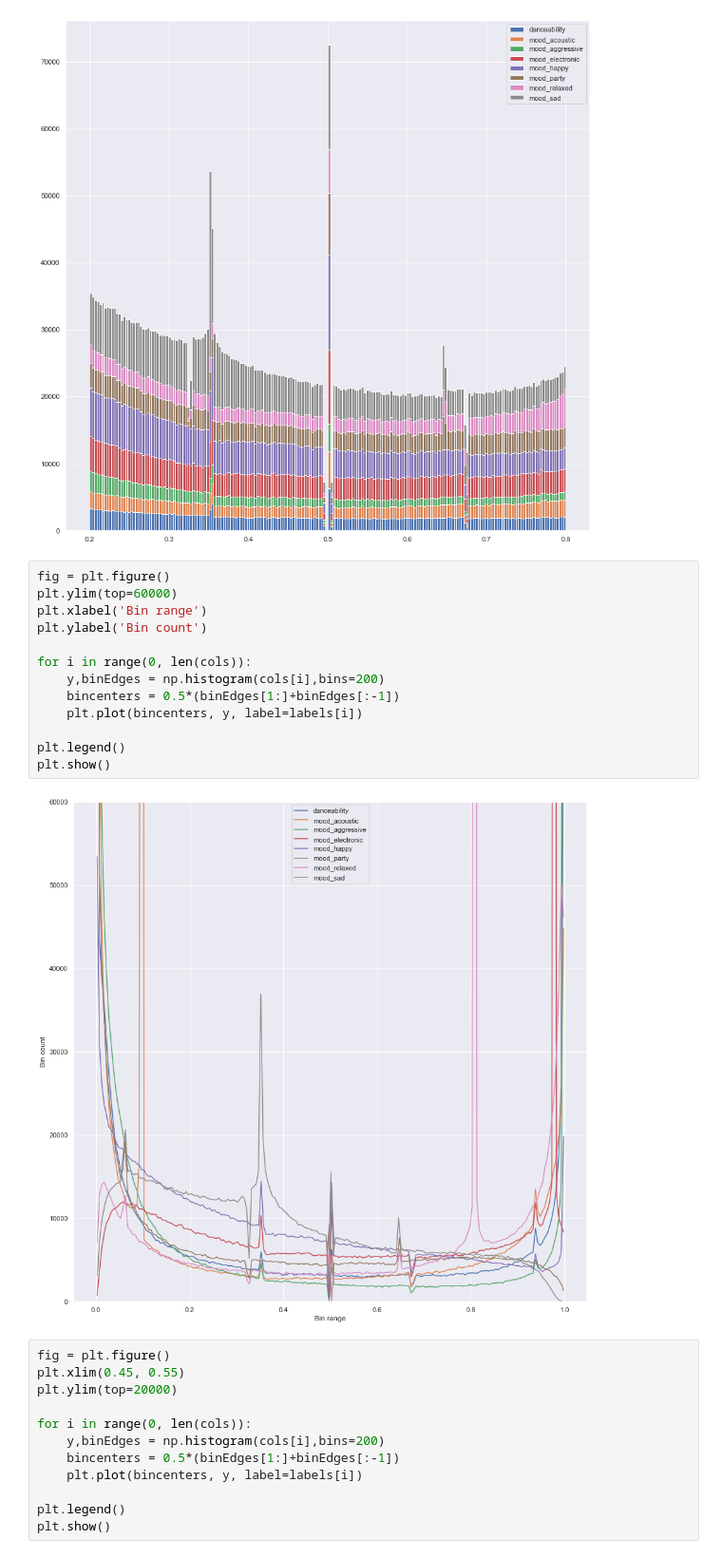
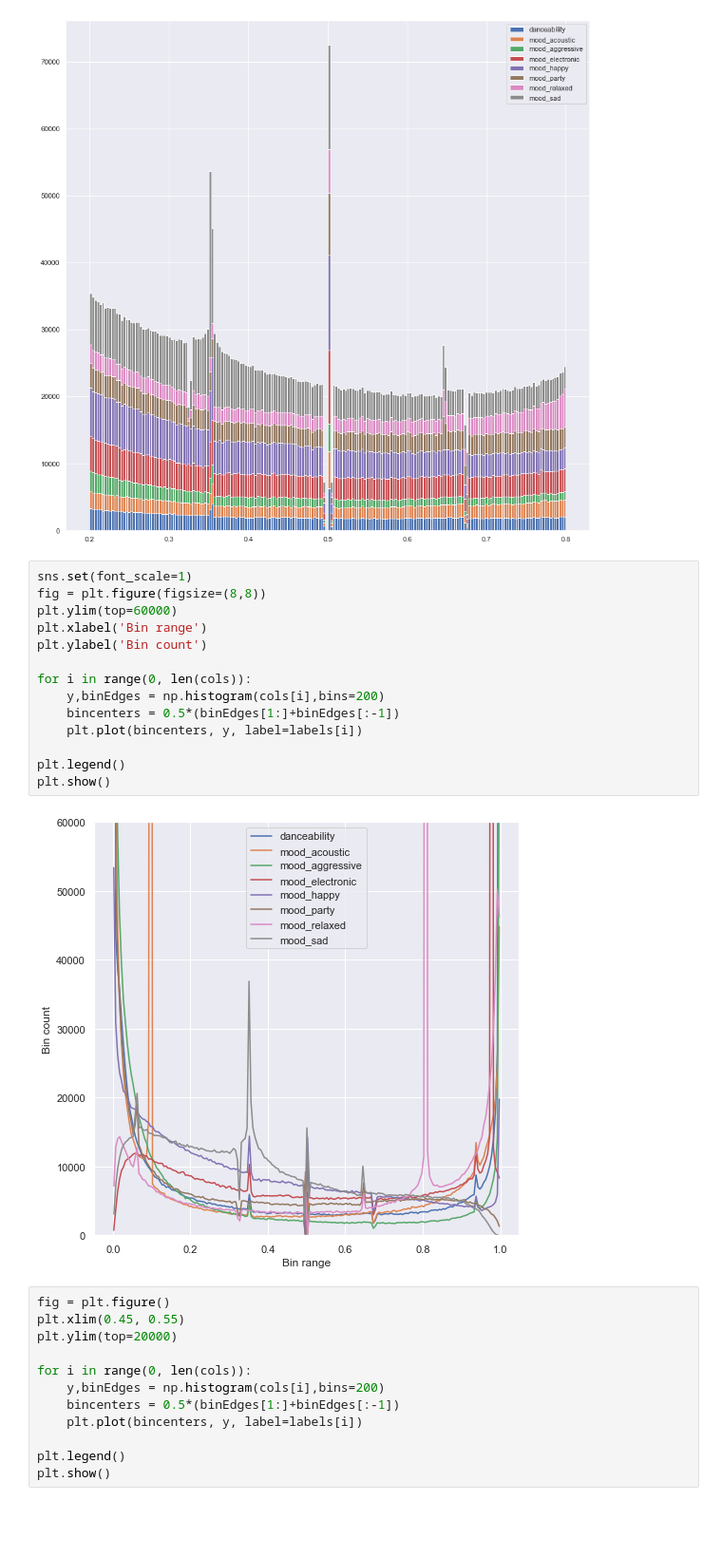
Before and after one commit to chrismostert/Thesis, a Jupyter notebook: acousticbrainz_stability_anomalies.ipynb, the cells around one changed output. Shown: that part at 95% size. Cells and saved outputs as stored; diff of their text form; blank space fills up the shorter version.

```diff
--- a/acousticbrainz_stability_anomalies.ipynb
+++ b/acousticbrainz_stability_anomalies.ipynb
@@ -40,20 +40,21 @@ ax.legend()
 <matplotlib.legend.Legend at 0x...>
 [figure]
 # %%
-fig = plt.figure()
+sns.set(font_scale=1)
+fig = plt.figure(figsize=(8,8))
 plt.ylim(top=60000)
 plt.xlabel('Bin range')
 plt.ylabel('Bin count')
 
 for i in range(0, len(cols)):
     y,binEdges = np.histogram(cols[i],bins=200)
     bincenters = 0.5*(binEdges[1:]+binEdges[:-1])
     plt.plot(bincenters, y, label=labels[i])
 
 plt.legend()
 plt.show()
 # %% [output]
-[figure, old version]
+[figure, new version]
 # %%
 fig = plt.figure()
 plt.xlim(0.45, 0.55)
```
Also changed, not shown: parts of 9 cells of this notebook, 15 other files.
